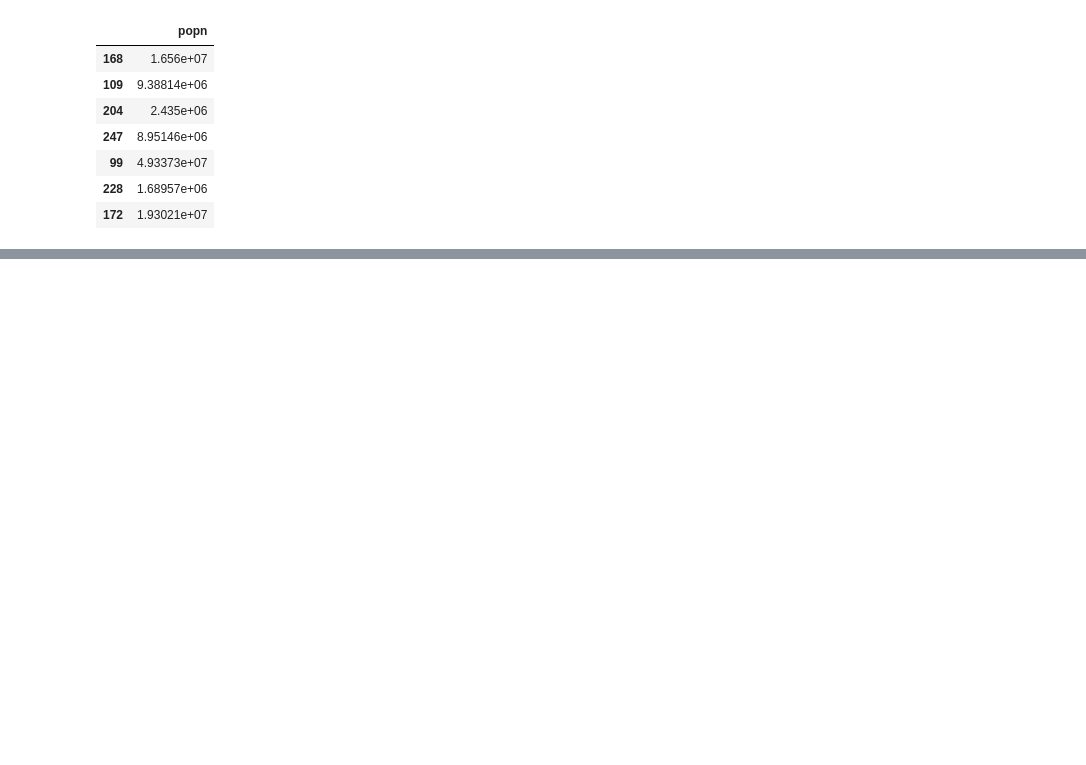
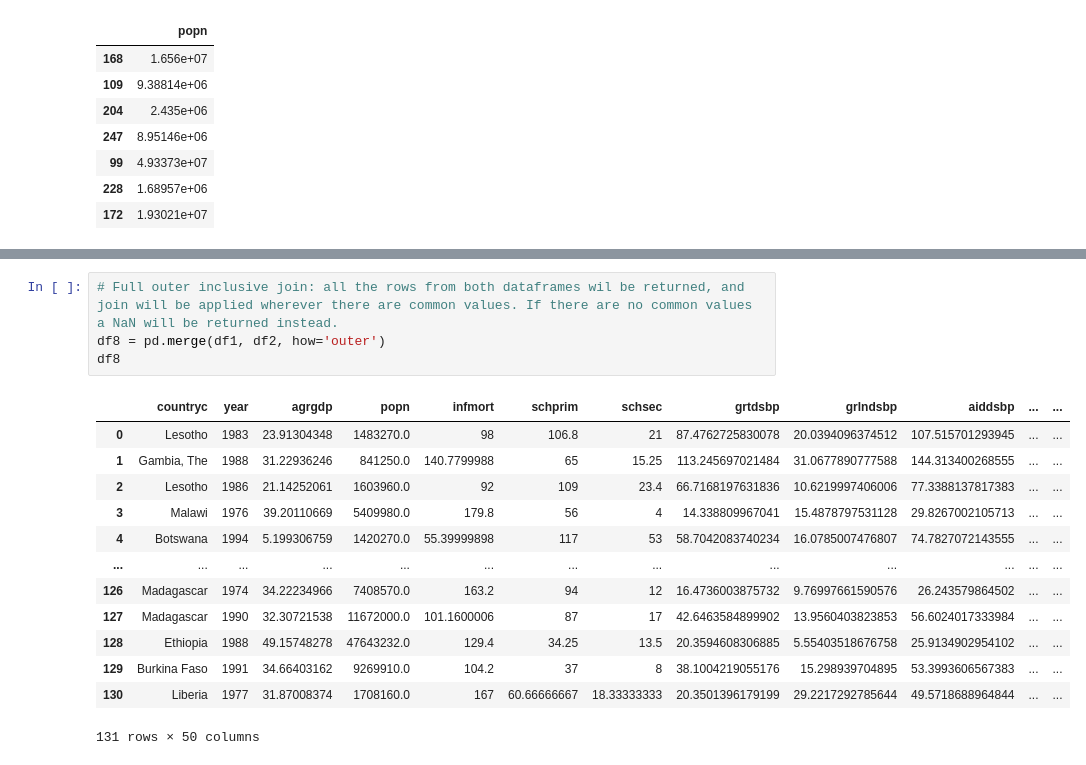
Before and after one commit to batikanor/PythonWorkspace, a Jupyter notebook: pandas/pandas_notes.ipynb, the cells around one changed output, grey strips where cells are left out. Drawn from its saved outputs; the diff is of its cells as text; blank space fills up the shorter version.

```diff
--- a/pandas/pandas_notes.ipynb
+++ b/pandas/pandas_notes.ipynb
@@ -719,0 +707,18 @@ dfxpopn.head(7)
+# %%
+# Full outer inclusive join: all the rows from both dataframes wil be returned, and join will be applied wherever there are common values. If there are no common values a NaN will be returned instead.
+df8 = pd.merge(df1, df2, how='outer')
+df8
+# %% [output]
+|  | countryc | year | agrgdp | popn | infmort | schprim | schsec | grtdsbp | grlndsbp | aiddsbp | ... | ... |
+| 0 | Lesotho | 1983 | 23.91304348 | 1483270.0 | 98 | 106.8 | 21 | 87.4762725830078 | 20.0394096374512 | 107.515701293945 | ... | ... |
+| 1 | Gambia, The | 1988 | 31.22936246 | 841250.0 | 140.7799988 | 65 | 15.25 | 113.245697021484 | 31.0677890777588 | 144.313400268555 | ... | ... |
+| 2 | Lesotho | 1986 | 21.14252061 | 1603960.0 | 92 | 109 | 23.4 | 66.7168197631836 | 10.6219997406006 | 77.3388137817383 | ... | ... |
+| 3 | Malawi | 1976 | 39.20110669 | 5409980.0 | 179.8 | 56 | 4 | 14.338809967041 | 15.4878797531128 | 29.8267002105713 | ... | ... |
+| 4 | Botswana | 1994 | 5.199306759 | 1420270.0 | 55.39999898 | 117 | 53 | 58.7042083740234 | 16.0785007476807 | 74.7827072143555 | ... | ... |
+| ... | ... | ... | ... | ... | ... | ... | ... | ... | ... | ... | ... | ... |
+| 126 | Madagascar | 1974 | 34.22234966 | 7408570.0 | 163.2 | 94 | 12 | 16.4736003875732 | 9.76997661590576 | 26.243579864502 | ... | ... |
+| 127 | Madagascar | 1990 | 32.30721538 | 11672000.0 | 101.1600006 | 87 | 17 | 42.6463584899902 | 13.9560403823853 | 56.6024017333984 | ... | ... |
+| 128 | Ethiopia | 1988 | 49.15748278 | 47643232.0 | 129.4 | 34.25 | 13.5 | 20.3594608306885 | 5.55403518676758 | 25.9134902954102 | ... | ... |
+| 129 | Burkina Faso | 1991 | 34.66403162 | 9269910.0 | 104.2 | 37 | 8 | 38.1004219055176 | 15.298939704895 | 53.3993606567383 | ... | ... |
+| 130 | Liberia | 1977 | 31.87008374 | 1708160.0 | 167 | 60.66666667 | 18.33333333 | 20.3501396179199 | 29.2217292785644 | 49.5718688964844 | ... | ... |
+131 rows × 50 columns
```
Also changed, not shown: parts of 48 cells of this notebook.
